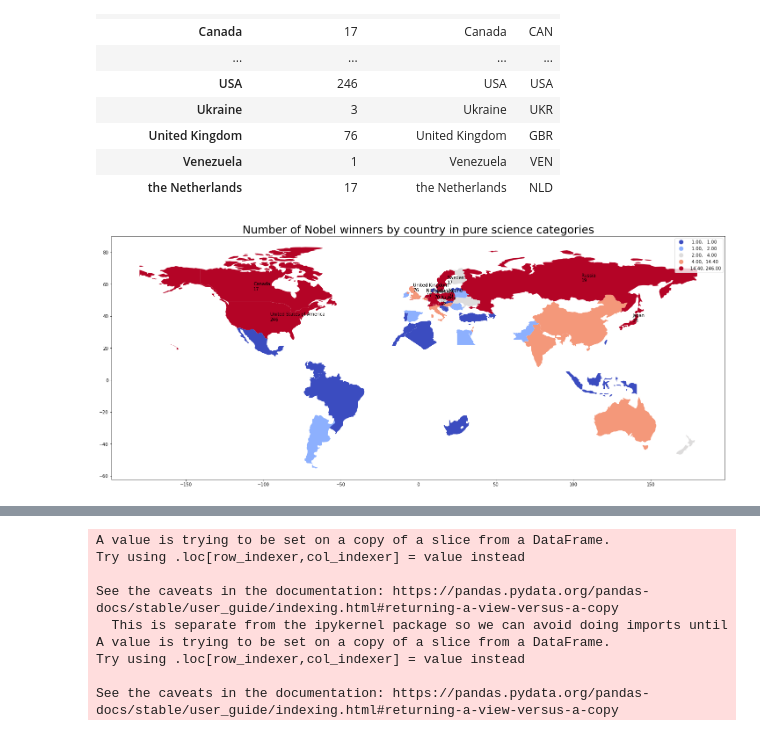
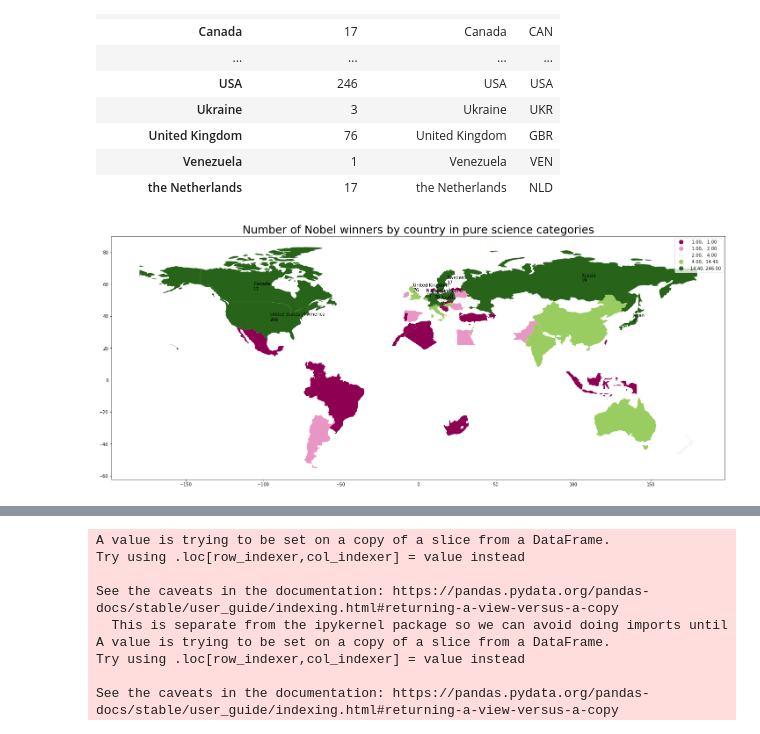
Before and after one commit to arturmusin47/nobel_prize_and_schooling, a Jupyter notebook: EDA.ipynb, the cells around one changed output, grey strips where cells are left out. Cells and saved outputs as stored; diff of their text form; code cells hidden in the pictures.

```diff
--- a/EDA.ipynb
+++ b/EDA.ipynb
@@ -298,17 +303,17 @@ merge=merge.merge(location,on='name').sort_values(by='count_of_winners',ascendin
 # %%
 # plot confirmed cases world map
 merge.plot(column='count_of_winners', scheme="quantiles",
            figsize=(25, 20),
-           legend=True,cmap='coolwarm')
+           legend=True,cmap='PiYG')
 plt.title('Number of Nobel winners by country in pure science categories',fontsize=25)# add countries names and numbers
 for i in range(0,10):
     try:
         plt.text(float(merge.longitude[i]),float(merge.latitude[i]),"{}\n{}".format(merge.name[i],merge.count_of_winners[i]),size=10)
     except:
         pass
 plt.savefig('Number of Nobel winners by country in pure science categories.png')
 # plt.show()
 # %% [output]
-[figure, old version]
+[figure, new version]
 # %%
 top_20_countries=merge[:20]
```
Also changed, not shown: parts of 15 cells of this notebook, 3 other files.
